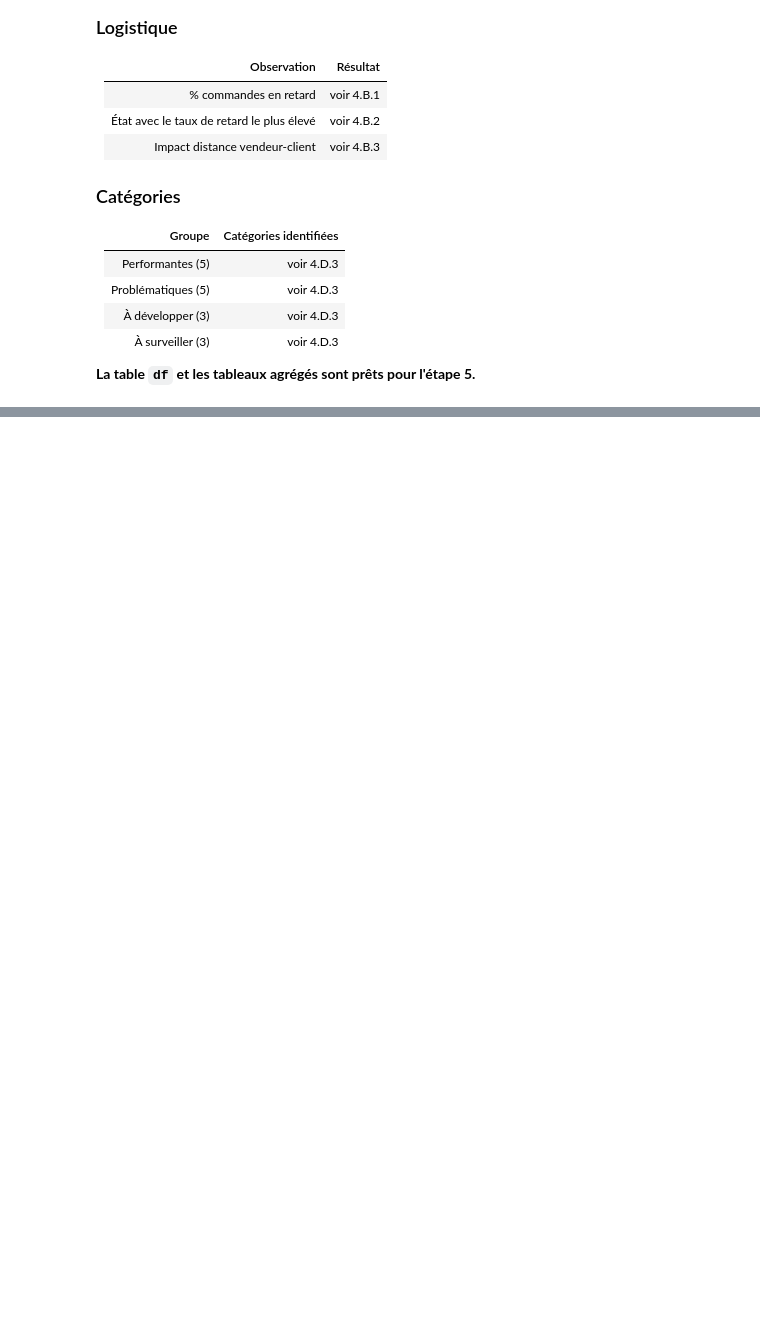
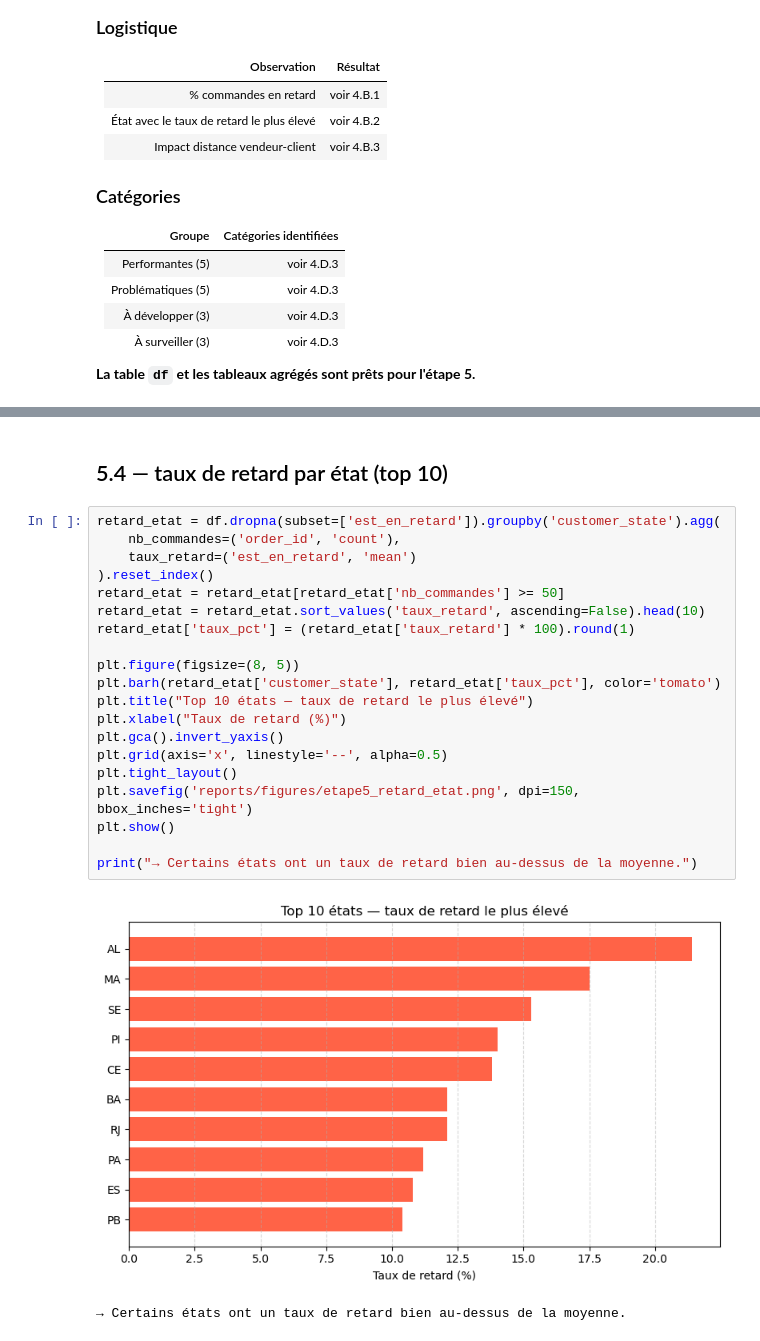
Before and after one commit to Godwin-08/Projet-Traitement-des-donn-es-, a Jupyter notebook: project_notebook.ipynb, the cells around one changed output, grey strips where cells are left out. Drawn from its saved outputs; the diff is of its cells as text; blank space fills up the shorter version.

```diff
--- a/project_notebook.ipynb
+++ b/project_notebook.ipynb
@@ -2483,0 +2543,25 @@ Impact de la localisation sur la satisfaction :
+# %% [markdown]
+## 5.4 — taux de retard par état (top 10)
+# %%
+retard_etat = df.dropna(subset=['est_en_retard']).groupby('customer_state').agg(
+    nb_commandes=('order_id', 'count'),
+    taux_retard=('est_en_retard', 'mean')
+).reset_index()
+retard_etat = retard_etat[retard_etat['nb_commandes'] >= 50]
+retard_etat = retard_etat.sort_values('taux_retard', ascending=False).head(10)
+retard_etat['taux_pct'] = (retard_etat['taux_retard'] * 100).round(1)
+
+plt.figure(figsize=(8, 5))
+plt.barh(retard_etat['customer_state'], retard_etat['taux_pct'], color='tomato')
+plt.title("Top 10 états — taux de retard le plus élevé")
+plt.xlabel("Taux de retard (%)")
+plt.gca().invert_yaxis()
+plt.grid(axis='x', linestyle='--', alpha=0.5)
+plt.tight_layout()
+plt.savefig('reports/figures/etape5_retard_etat.png', dpi=150, bbox_inches='tight')
+plt.show()
+
+print("→ Certains états ont un taux de retard bien au-dessus de la moyenne.")
+# %% [output]
+[figure, added]
+→ Certains états ont un taux de retard bien au-dessus de la moyenne.
```
Also changed, not shown: parts of 33 cells of this notebook, 19 other files.
